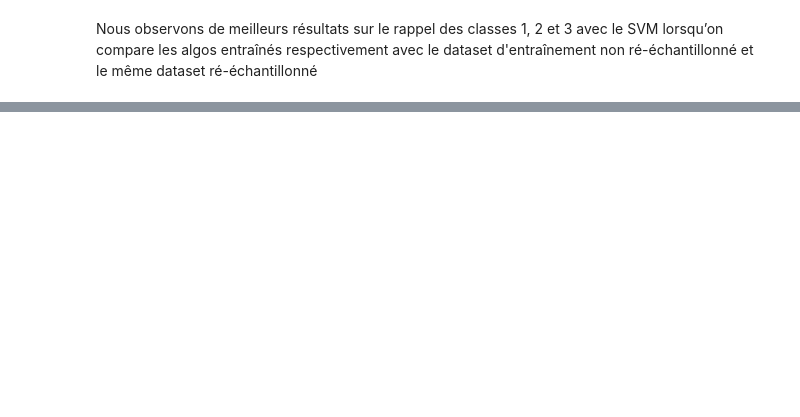
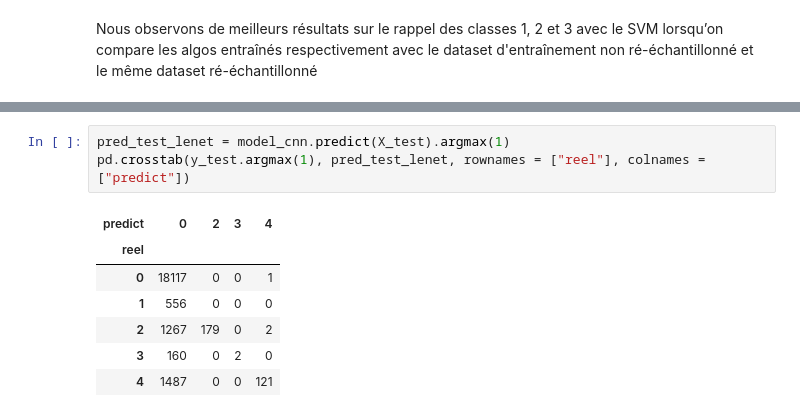
Before and after one commit to SamanthC/Pypitations, a Jupyter notebook: 2 - Modelisation.ipynb, the cells around one changed output, grey strips where cells are left out. Drawn from its saved outputs; the diff is of its cells as text; blank space fills up the shorter version.

```diff
--- a/2 - Modelisation.ipynb
+++ b/2 - Modelisation.ipynb
@@ -206,0 +517,11 @@ Nous observons de meilleurs résultats sur le rappel des classes 1, 2 et 3 avec
+# %%
+pred_test_lenet = model_cnn.predict(X_test).argmax(1)
+pd.crosstab(y_test.argmax(1), pred_test_lenet, rownames = ["reel"], colnames = ["predict"])
+# %% [output]
+| predict | 0 | 2 | 3 | 4 |
+| reel |  |  |  |  |
+| 0 | 18117 | 0 | 0 | 1 |
+| 1 | 556 | 0 | 0 | 0 |
+| 2 | 1267 | 179 | 0 | 2 |
+| 3 | 160 | 0 | 2 | 0 |
+| 4 | 1487 | 0 | 0 | 121 |
```
Also changed, not shown: parts of 33 cells of this notebook.
